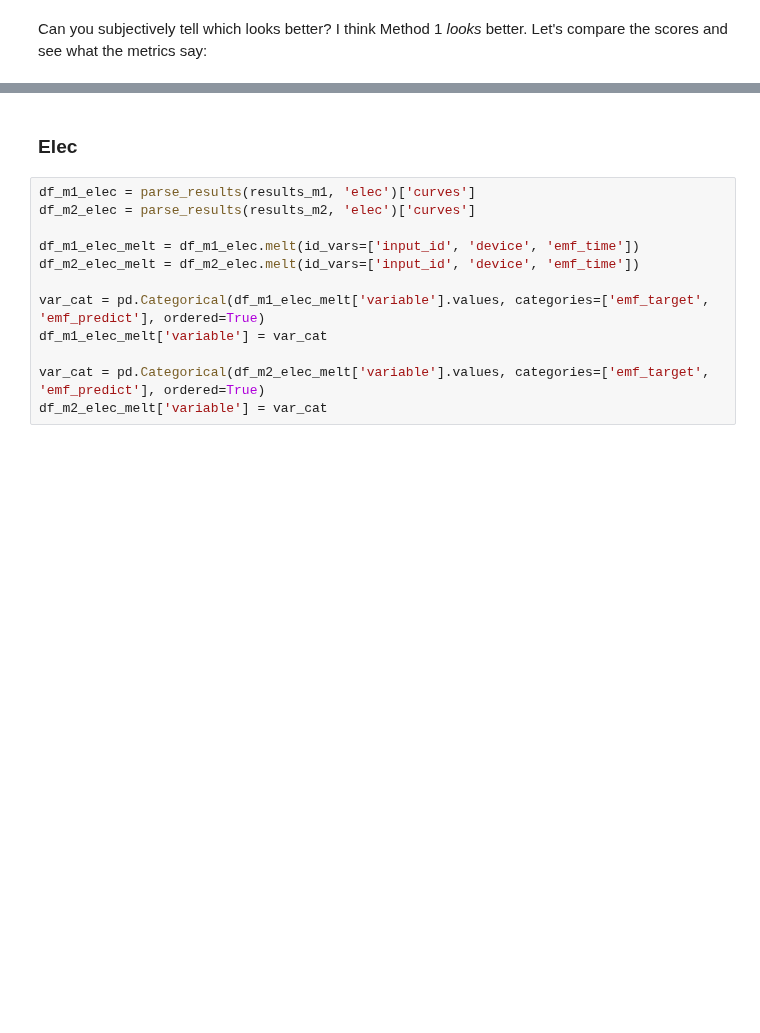
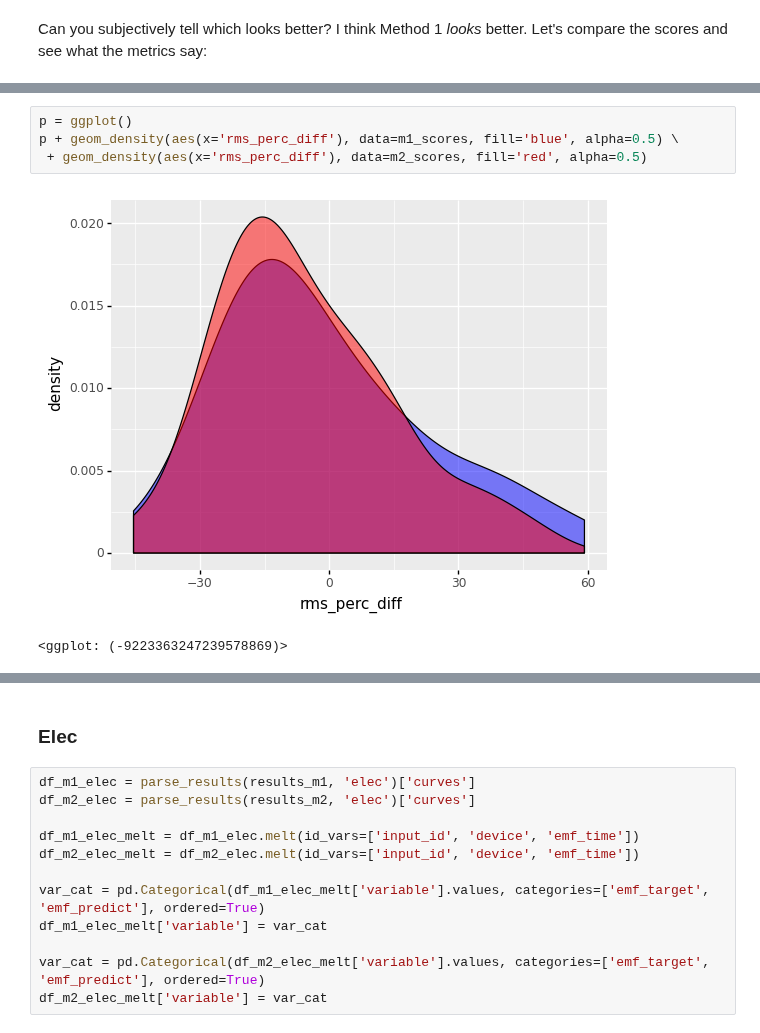
Before and after one commit to mnicstruwig/FlexibleFluxSimulator, a Jupyter notebook: experiments/2021-03-03-Optimal-Design-Comparison.ipynb, the cells around one changed output, grey strips where cells are left out. Cells and saved outputs as stored; diff of their text form; blank space fills up the shorter version.

```diff
--- a/experiments/2021-03-03-Optimal-Design-Comparison.ipynb
+++ b/experiments/2021-03-03-Optimal-Design-Comparison.ipynb
@@ -638,0 +608,7 @@ dtype: float64
+# %%
+p = ggplot()
+p + geom_density(aes(x='rms_perc_diff'), data=m1_scores, fill='blue', alpha=0.5) \
+ + geom_density(aes(x='rms_perc_diff'), data=m2_scores, fill='red', alpha=0.5)
+# %% [output]
+[figure, added]
+<ggplot: (-9223363247239578869)>
```
Also changed, not shown: parts of 25 cells of this notebook, 2 other files.
